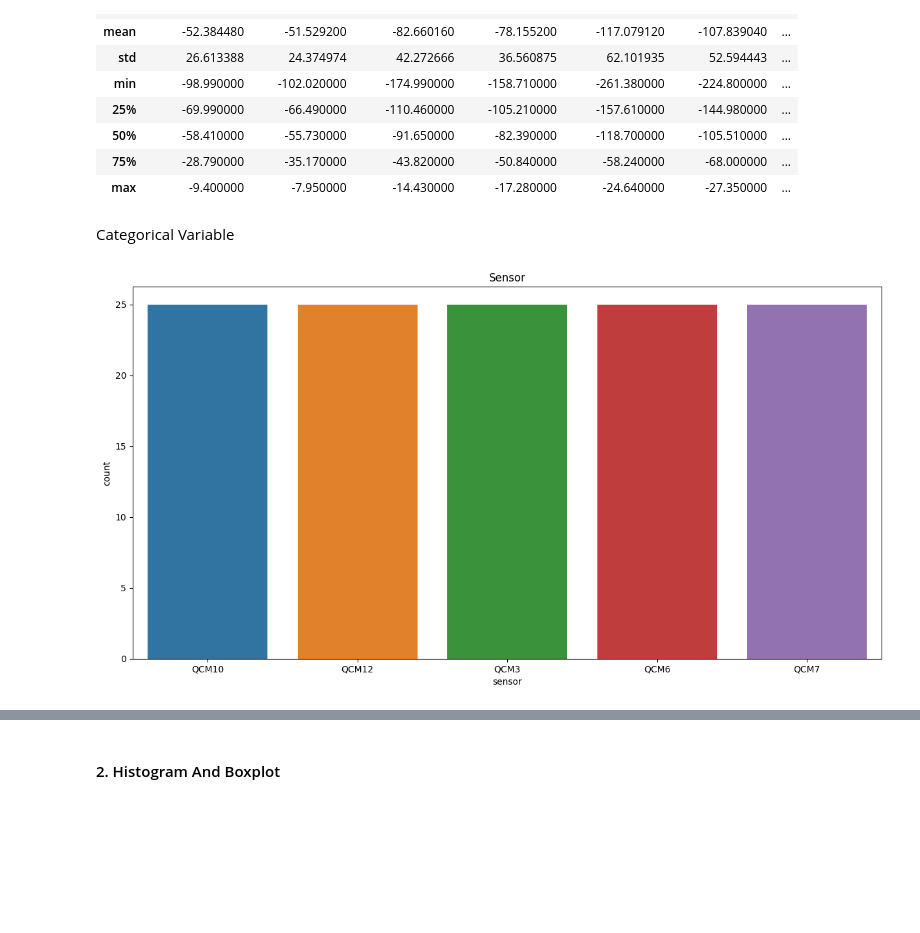
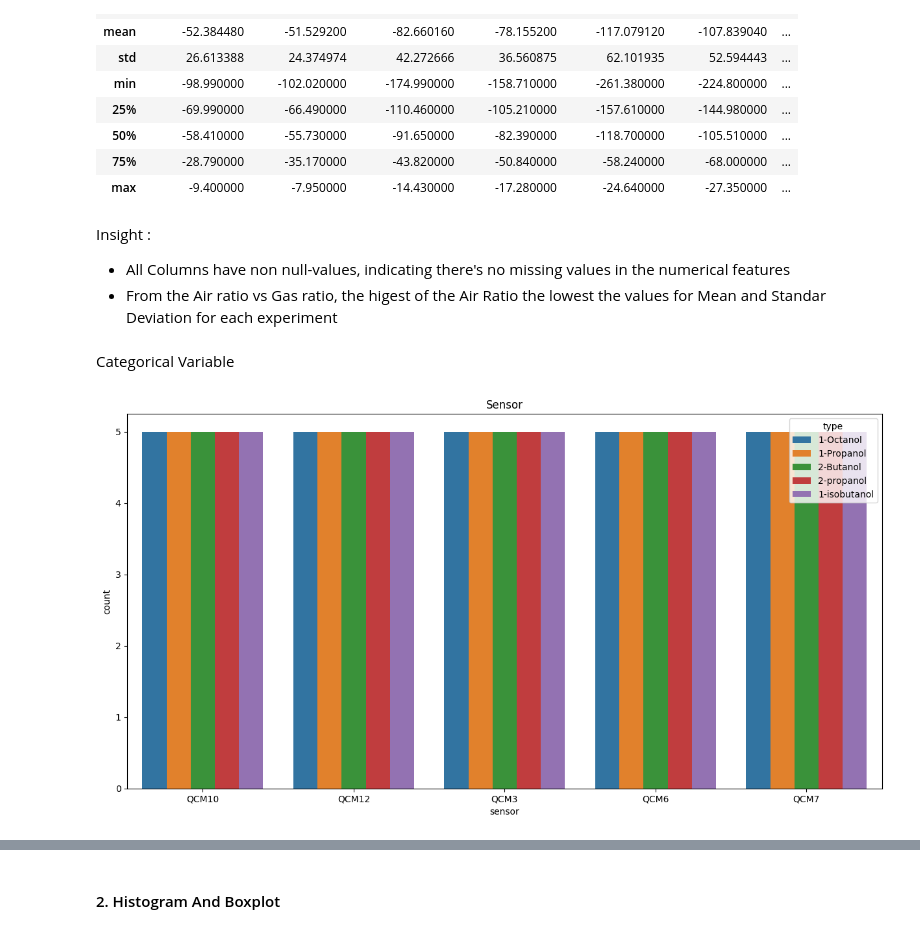
Before and after one commit to sonnyrd/sonny-agriaku, a Jupyter notebook: 3_ANN_Model.ipynb, the cells around one changed output, grey strips where cells are left out. Saved outputs shown, nothing was run; the diff lists cells and outputs as text; code cells hidden in the pictures; blank space fills up the shorter version.

```diff
--- a/3_ANN_Model.ipynb
+++ b/3_ANN_Model.ipynb
@@ -81,12 +81,17 @@ df.describe()
 | 50% | -58.410000 | -55.730000 | -91.650000 | -82.390000 | -118.700000 | -105.510000 | ... |
 | 75% | -28.790000 | -35.170000 | -43.820000 | -50.840000 | -58.240000 | -68.000000 | ... |
 | max | -9.400000 | -7.950000 | -14.430000 | -17.280000 | -24.640000 | -27.350000 | ... |
+# %% [markdown]
+Insight :
+
+* All Columns have non null-values, indicating there's no missing values in the numerical features
+* From the Air ratio vs Gas ratio, the higest of the Air Ratio the lowest the values for Mean and Standar Deviation for each experiment
 # %% [markdown]
 Categorical Variable
 # %%
 plt.figure(figsize=(15,7.5))
-sns.countplot(x=df.sensor)
+sns.countplot(x=df.sensor,hue=df.type)
 plt.title('Sensor')
 plt.show()
 # %% [output]
-[figure, old version]
+[figure, new version]
```
Also changed, not shown: parts of 9 cells of this notebook, 3 other files.
